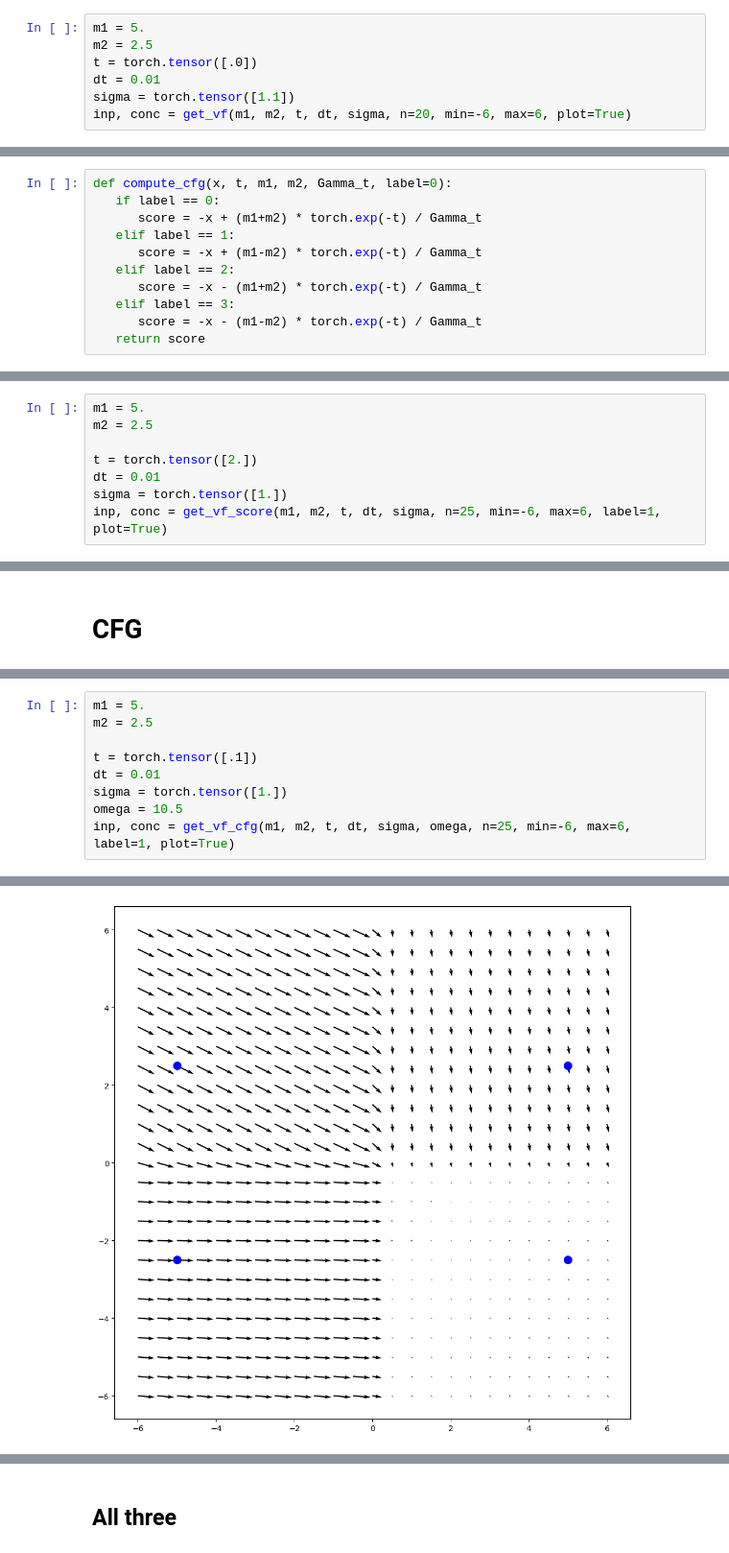
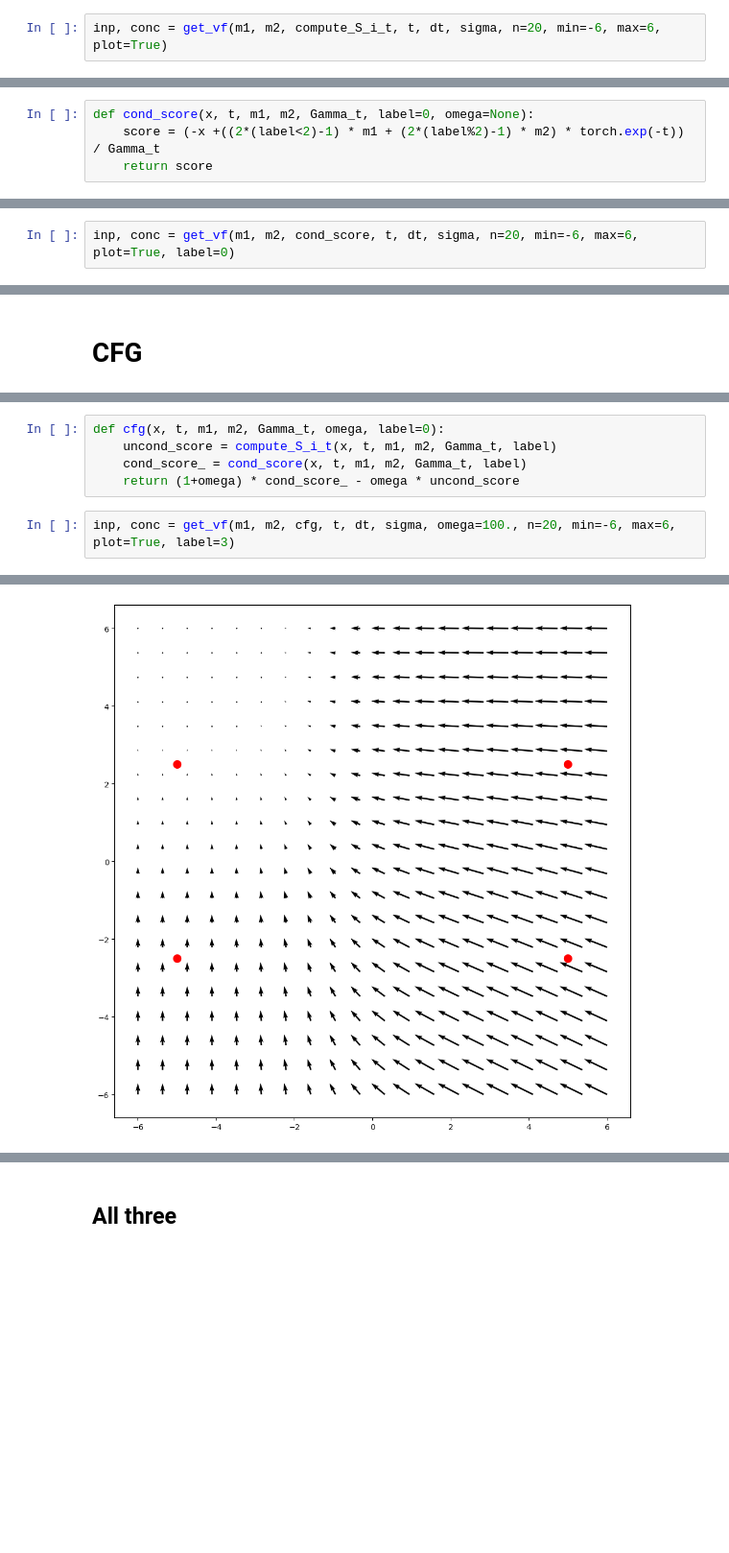
Before and after one commit to krunolp/cfg_theory, a Jupyter notebook: 2dgauss.ipynb, the cells around one changed output, grey strips where cells are left out. Shown at 96% size. Saved outputs shown, nothing was run; the diff lists cells and outputs as text; blank space fills up the shorter version.

```diff
--- a/2dgauss.ipynb
+++ b/2dgauss.ipynb
@@ -111,8 +88,3 @@ def get_vf(m1_, m2_, t, dt, sigma, n=10, min=-5, max=5, plot=False):
 # %%
-m1 = 5.
-m2 = 2.5
-t = torch.tensor([.0])
-dt = 0.01
-sigma = torch.tensor([1.1])
-inp, conc = get_vf(m1, m2, t, dt, sigma, n=20, min=-6, max=6, plot=True)
+inp, conc = get_vf(m1, m2, compute_S_i_t, t, dt, sigma, n=20, min=-6, max=6, plot=True)
 # %% [output]
@@ -157,11 +96,4 @@ imageio.mimsave('function_animation.gif', images, duration=0.05)
 # %%
-def compute_cfg(x, t, m1, m2, Gamma_t, label=0):
-   if label == 0:
-      score = -x + (m1+m2) * torch.exp(-t) / Gamma_t
-   elif label == 1:
-      score = -x + (m1-m2) * torch.exp(-t) / Gamma_t
-   elif label == 2:
-      score = -x - (m1+m2) * torch.exp(-t) / Gamma_t
-   elif label == 3:
-      score = -x - (m1-m2) * torch.exp(-t) / Gamma_t
-   return score
+def cond_score(x, t, m1, m2, Gamma_t, label=0, omega=None):
+    score = (-x +((2*(label<2)-1) * m1 + (2*(label%2)-1) * m2) * torch.exp(-t)) / Gamma_t
+    return score
@@ -196,9 +100,3 @@ def get_vf_score(m1_, m2_, t, dt, sigma, n=10, min=-5, max=5, label=0, plot=Fals
 # %%
-m1 = 5.
-m2 = 2.5
-
-t = torch.tensor([2.])
-dt = 0.01
-sigma = torch.tensor([1.])
-inp, conc = get_vf_score(m1, m2, t, dt, sigma, n=25, min=-6, max=6, label=1, plot=True)
+inp, conc = get_vf(m1, m2, cond_score, t, dt, sigma, n=20, min=-6, max=6, plot=True, label=0)
 # %% [output]
@@ -275,10 +108,8 @@ def get_vf_cfg(m1_, m2_, t, dt, sigma, omega, n=10, min=-5, max=5, label=0, plot
+# %%
+def cfg(x, t, m1, m2, Gamma_t, omega, label=0):
+    uncond_score = compute_S_i_t(x, t, m1, m2, Gamma_t, label)
+    cond_score_ = cond_score(x, t, m1, m2, Gamma_t, label)
+    return (1+omega) * cond_score_ - omega * uncond_score
 # %%
-m1 = 5.
-m2 = 2.5
-
-t = torch.tensor([.1])
-dt = 0.01
-sigma = torch.tensor([1.])
-omega = 10.5
-inp, conc = get_vf_cfg(m1, m2, t, dt, sigma, omega, n=25, min=-6, max=6, label=1, plot=True)
+inp, conc = get_vf(m1, m2, cfg, t, dt, sigma, omega=100., n=20, min=-6, max=6, plot=True, label=3)
 # %% [output]
@@ -286 +116 @@ tensor([0.8287])
-[figure, old version]
+[figure, new version]
```
Also changed, not shown: parts of 27 cells of this notebook, 9 other files.
